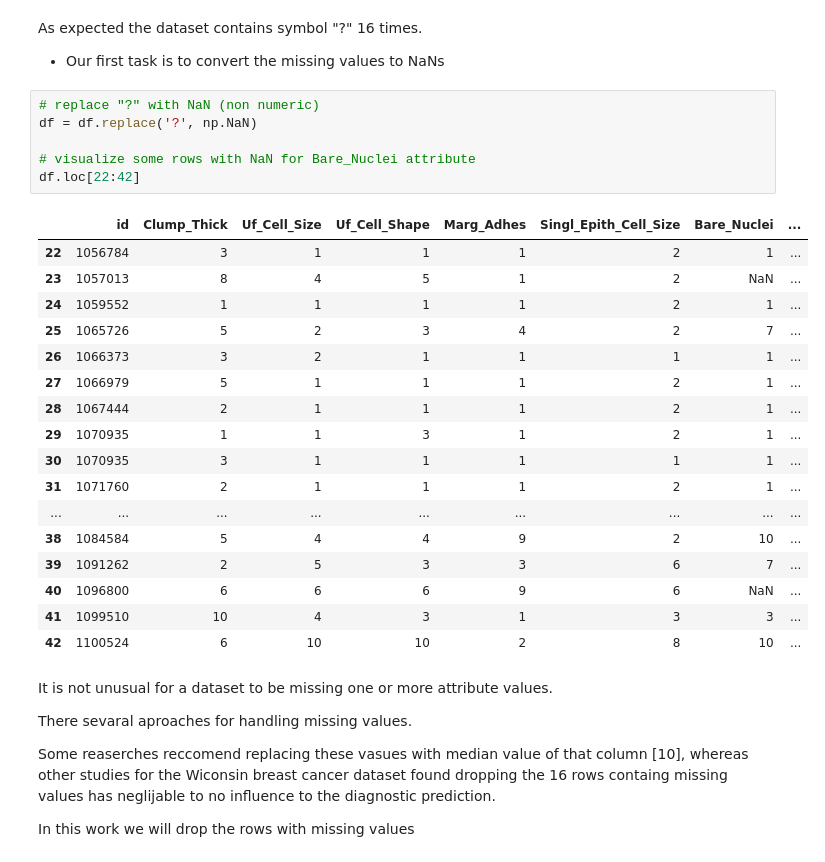
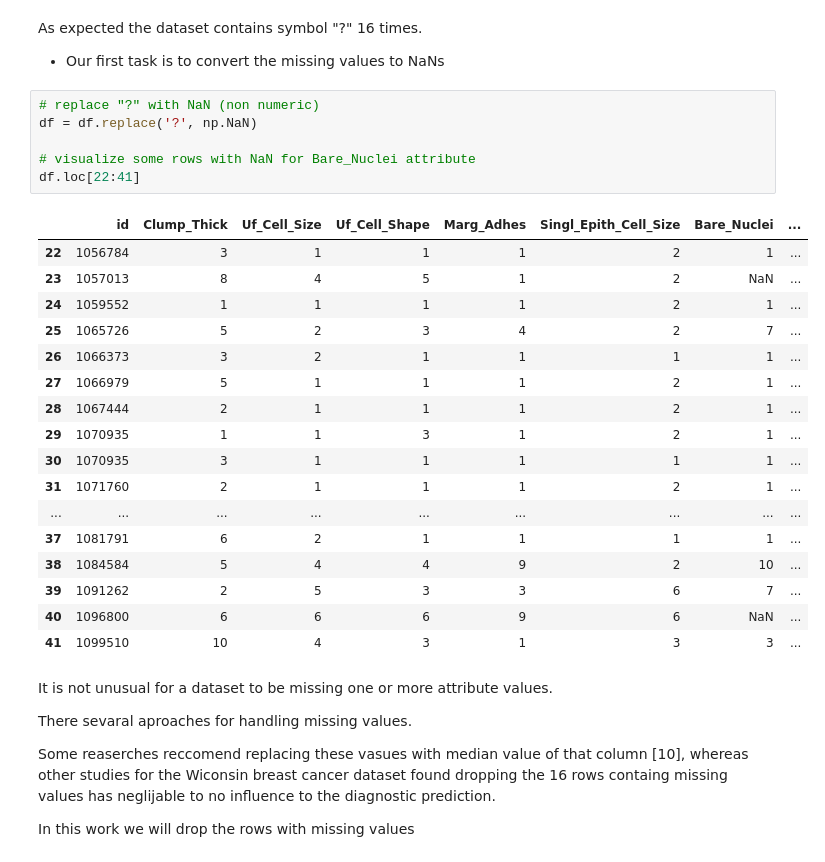
Before and after one commit to G00411367/PfDA_II, a Jupyter notebook: wisconsin_analysis.ipynb, the cells around one changed output. Drawn from its saved outputs; the diff is of its cells as text.

```diff
--- a/wisconsin_analysis.ipynb
+++ b/wisconsin_analysis.ipynb
@@ -240,27 +240,27 @@ As expected the dataset contains symbol "?" 16 times.
 # %%
 # replace "?" with NaN (non numeric)
 df = df.replace('?', np.NaN)
 
 # visualize some rows with NaN for Bare_Nuclei attribute
-df.loc[22:42]
+df.loc[22:41]
 # %% [output]
 |  | id | Clump_Thick | Uf_Cell_Size | Uf_Cell_Shape | Marg_Adhes | Singl_Epith_Cell_Size | Bare_Nuclei | ... |
 | 22 | 1056784 | 3 | 1 | 1 | 1 | 2 | 1 | ... |
 | 23 | 1057013 | 8 | 4 | 5 | 1 | 2 | NaN | ... |
 | 24 | 1059552 | 1 | 1 | 1 | 1 | 2 | 1 | ... |
 | 25 | 1065726 | 5 | 2 | 3 | 4 | 2 | 7 | ... |
 | 26 | 1066373 | 3 | 2 | 1 | 1 | 1 | 1 | ... |
 | 27 | 1066979 | 5 | 1 | 1 | 1 | 2 | 1 | ... |
 | 28 | 1067444 | 2 | 1 | 1 | 1 | 2 | 1 | ... |
 | 29 | 1070935 | 1 | 1 | 3 | 1 | 2 | 1 | ... |
 | 30 | 1070935 | 3 | 1 | 1 | 1 | 1 | 1 | ... |
 | 31 | 1071760 | 2 | 1 | 1 | 1 | 2 | 1 | ... |
 | ... | ... | ... | ... | ... | ... | ... | ... | ... |
+| 37 | 1081791 | 6 | 2 | 1 | 1 | 1 | 1 | ... |
 | 38 | 1084584 | 5 | 4 | 4 | 9 | 2 | 10 | ... |
 | 39 | 1091262 | 2 | 5 | 3 | 3 | 6 | 7 | ... |
 | 40 | 1096800 | 6 | 6 | 6 | 9 | 6 | NaN | ... |
 | 41 | 1099510 | 10 | 4 | 3 | 1 | 3 | 3 | ... |
-| 42 | 1100524 | 6 | 10 | 10 | 2 | 8 | 10 | ... |
 # %% [markdown]
 It is not unusual for a dataset to be missing one or more attribute values.
 
```
Also changed, not shown: parts of 12 cells of this notebook.
